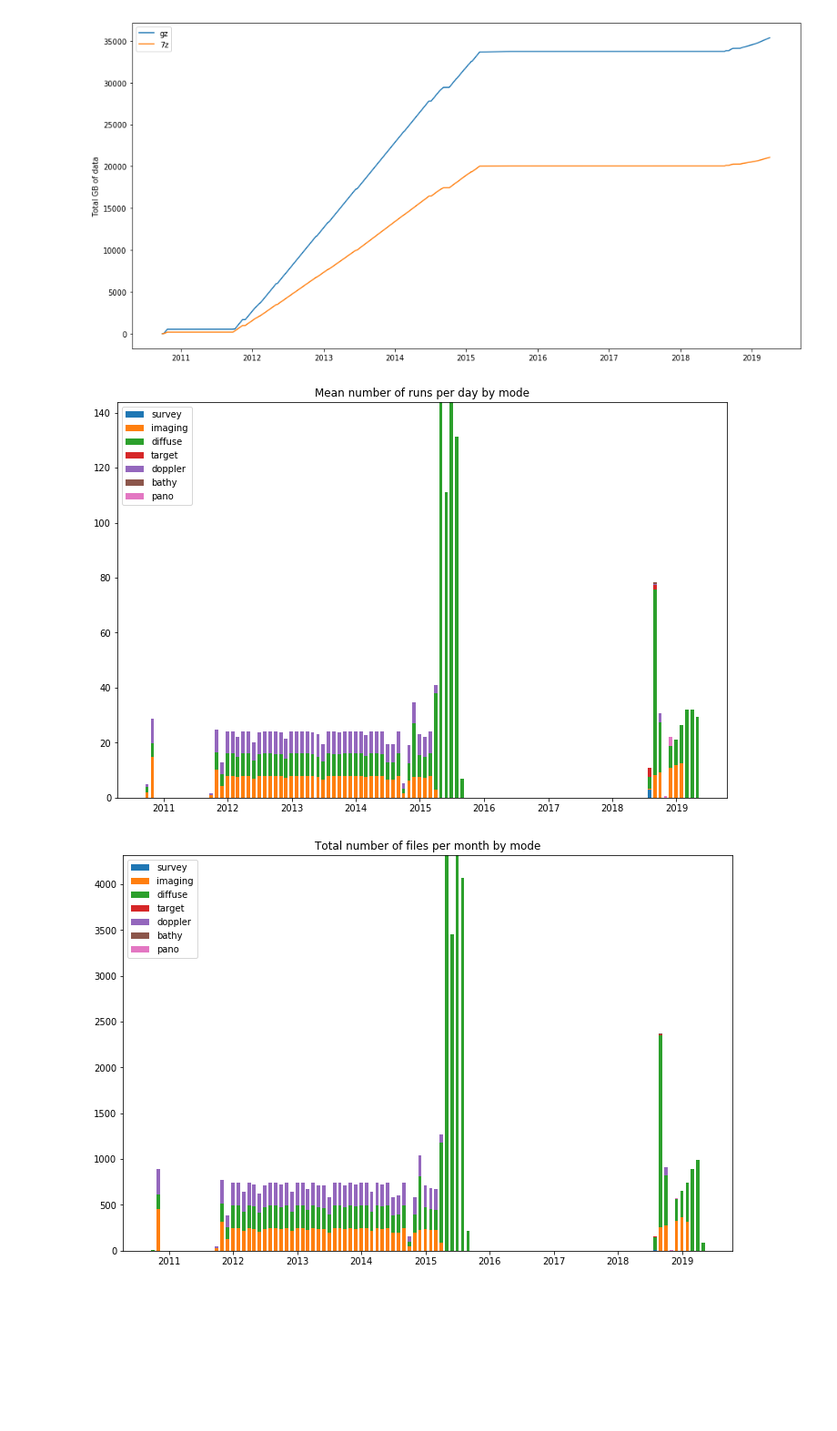
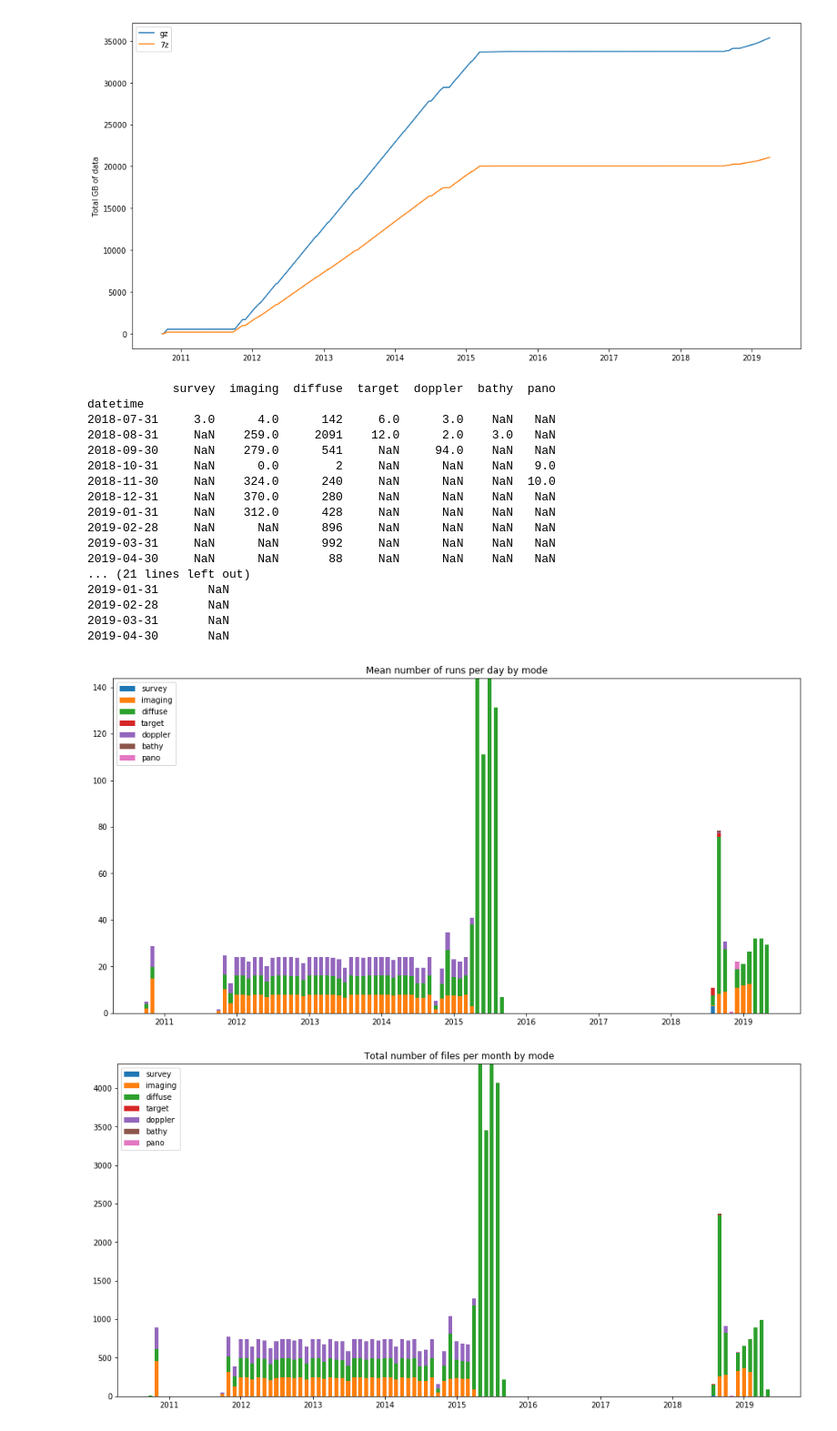
Before and after one commit to COVIS-Sonar/covis-worker, a Jupyter notebook: notebooks/summarize_data_sizes.ipynb, the cells around one changed output. Shown: that part at 91% size. Drawn from its saved outputs; the diff is of its cells as text; code cells hidden in the pictures; blank space fills up the shorter version.

Commit message:
Further working on data sizes notebook.

```diff
--- a/notebooks/summarize_data_sizes.ipynb
+++ b/notebooks/summarize_data_sizes.ipynb
@@ -295,6 +277,8 @@ by_date.sort_index(inplace=True)
 gz_per_day = pd.DataFrame( index=by_date.resample('D').sum().index )
 gz_per_month = pd.DataFrame( index=by_date.resample('M').sum().index )
 
+zip_per_month = pd.DataFrame( index=by_date.resample('M').sum().index )
+
 count_per_day = pd.DataFrame( index=gz_per_day.index )
 count_per_month = pd.DataFrame( index=gz_per_month.index )
 
@@ -310,6 +294,8 @@ for mode in data.simple_mode.unique():
     #per_month.replace(0, np.NaN, inplace=True)
 
     gz_per_month[mode] = per_month.sum()
+    zip_per_month[mode] = by_date[ by_date.simple_mode == mode ]['7z_size'].resample('M').sum() / 1024**3
+
     count_per_month[mode] = per_month.count()
 
 gz_per_day = gz_per_day.resample('M').mean()
@@ -317,11 +303,29 @@ count_per_day = count_per_day.resample('M').mean()
 
 gz_per_day = gz_per_day / 1024**3
 gz_per_month = gz_per_month / 1024**3
+# %% [output]
+            survey  imaging  diffuse  target  doppler  bathy  pano
+datetime
+2018-07-31     3.0      4.0      142     6.0      3.0    NaN   NaN
+2018-08-31     NaN    259.0     2091    12.0      2.0    3.0   NaN
+2018-09-30     NaN    279.0      541     NaN     94.0    NaN   NaN
+2018-10-31     NaN      0.0        2     NaN      NaN    NaN   9.0
+2018-11-30     NaN    324.0      240     NaN      NaN    NaN  10.0
+2018-12-31     NaN    370.0      280     NaN      NaN    NaN   NaN
+2019-01-31     NaN    312.0      428     NaN      NaN    NaN   NaN
+2019-02-28     NaN      NaN      896     NaN      NaN    NaN   NaN
+2019-03-31     NaN      NaN      992     NaN      NaN    NaN   NaN
+2019-04-30     NaN      NaN       88     NaN      NaN    NaN   NaN
+... (21 lines left out)
+2019-01-31       NaN
+2019-02-28       NaN
+2019-03-31       NaN
+2019-04-30       NaN
 # %%
 
 def stacked_mode_bars(df):
     fig,ax = plt.subplots()
-    fig.set_size_inches(12,8)
+    fig.set_size_inches(16,8)
 
     prev=pd.Series(0, index=df.index)
 
@@ -330,32 +334,32 @@ def stacked_mode_bars(df):
         prev = prev.add( df[mode], fill_value=0)
 
     return fig,ax
 
 stacked_mode_bars(count_per_day)
 
 plt.legend()
 plt.title('Mean number of runs per day by mode')
 plt.ylabel("")
 plt.show()
 
 ##
 
 
 fig,ax = stacked_mode_bars( count_per_month )
 
 plt.legend()
 plt.title("Total number of files per month by mode")
 plt.show()
 
 
 ##
 
 fig,ax = stacked_mode_bars(gz_per_month)
 
 plt.legend()
 plt.title("Data per month by mode: gz compression")
 plt.ylabel("GB")
 plt.show()
 # %% [output]
-[figure, old version]
+[figure, new version]
-[figure, old version]
+[figure, new version]
```
Also changed, not shown: parts of 4 cells of this notebook.
